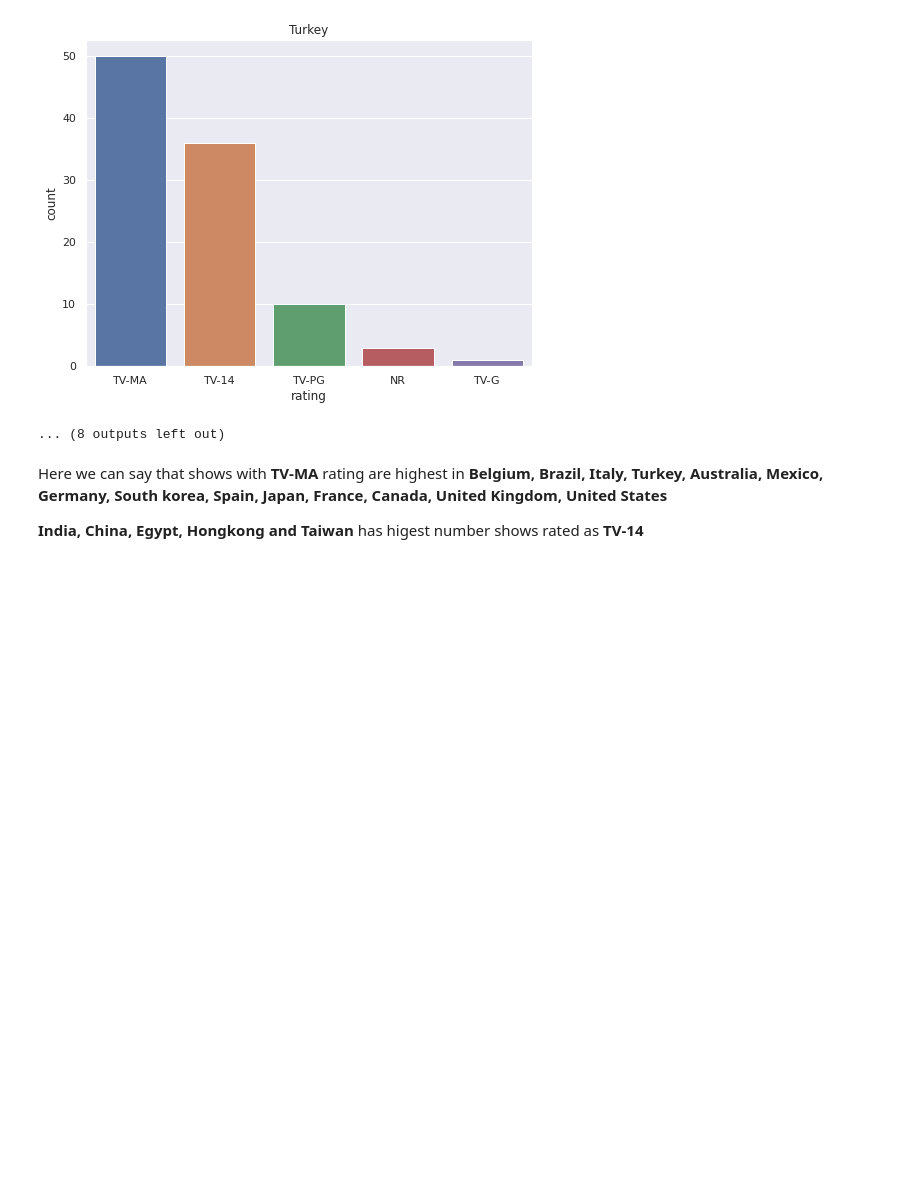
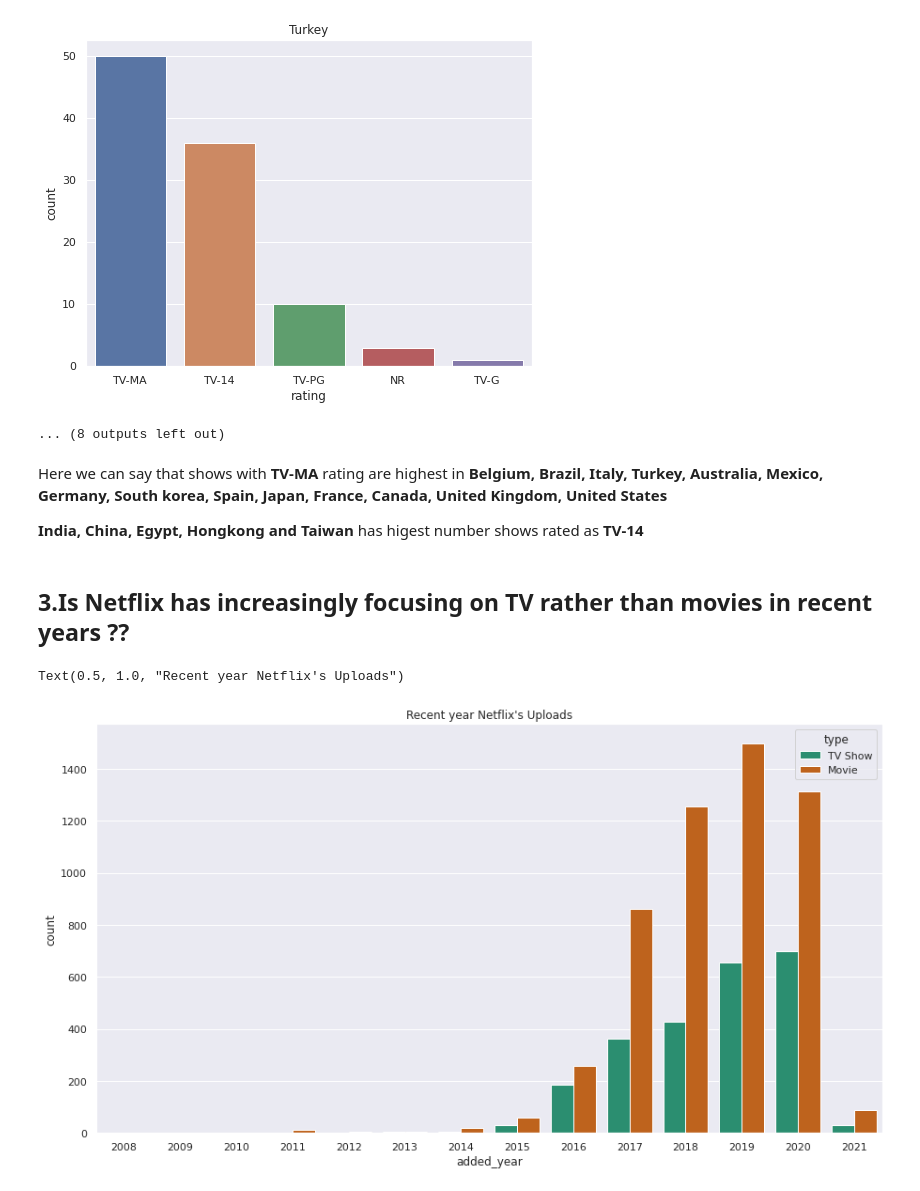
Before and after one commit to Ashfaquesayyed/Netflix-movies-and-TV-shows-clustering, a Jupyter notebook: Netflix_movies_and_TV_shows_clustering.ipynb, the cells around one changed output. Drawn from its saved outputs; the diff is of its cells as text; code cells hidden in the pictures; blank space fills up the shorter version.

```diff
--- a/Netflix_movies_and_TV_shows_clustering.ipynb
+++ b/Netflix_movies_and_TV_shows_clustering.ipynb
@@ -592,3 +592,13 @@ for country_name in list_top20_countries:
 Here we can say that shows with **TV-MA** rating are highest in **Belgium, Brazil, Italy, Turkey, Australia, Mexico, Germany, South korea, Spain, Japan, France, Canada, United Kingdom, United States**
 
 **India, China, Egypt, Hongkong and Taiwan** has higest number shows rated as **TV-14**
+# %% [markdown]
+## **3.Is Netflix has increasingly focusing on TV rather than movies in recent years ??**
+# %%
+# Plotting a countplot
+plt.figure(figsize=(15,8))
+sns.countplot(x='added_year',hue='type',data=df,palette = "Dark2")
+plt.title("Recent year Netflix's Uploads")
+# %% [output]
+Text(0.5, 1.0, "Recent year Netflix's Uploads")
+[figure, added]
```
